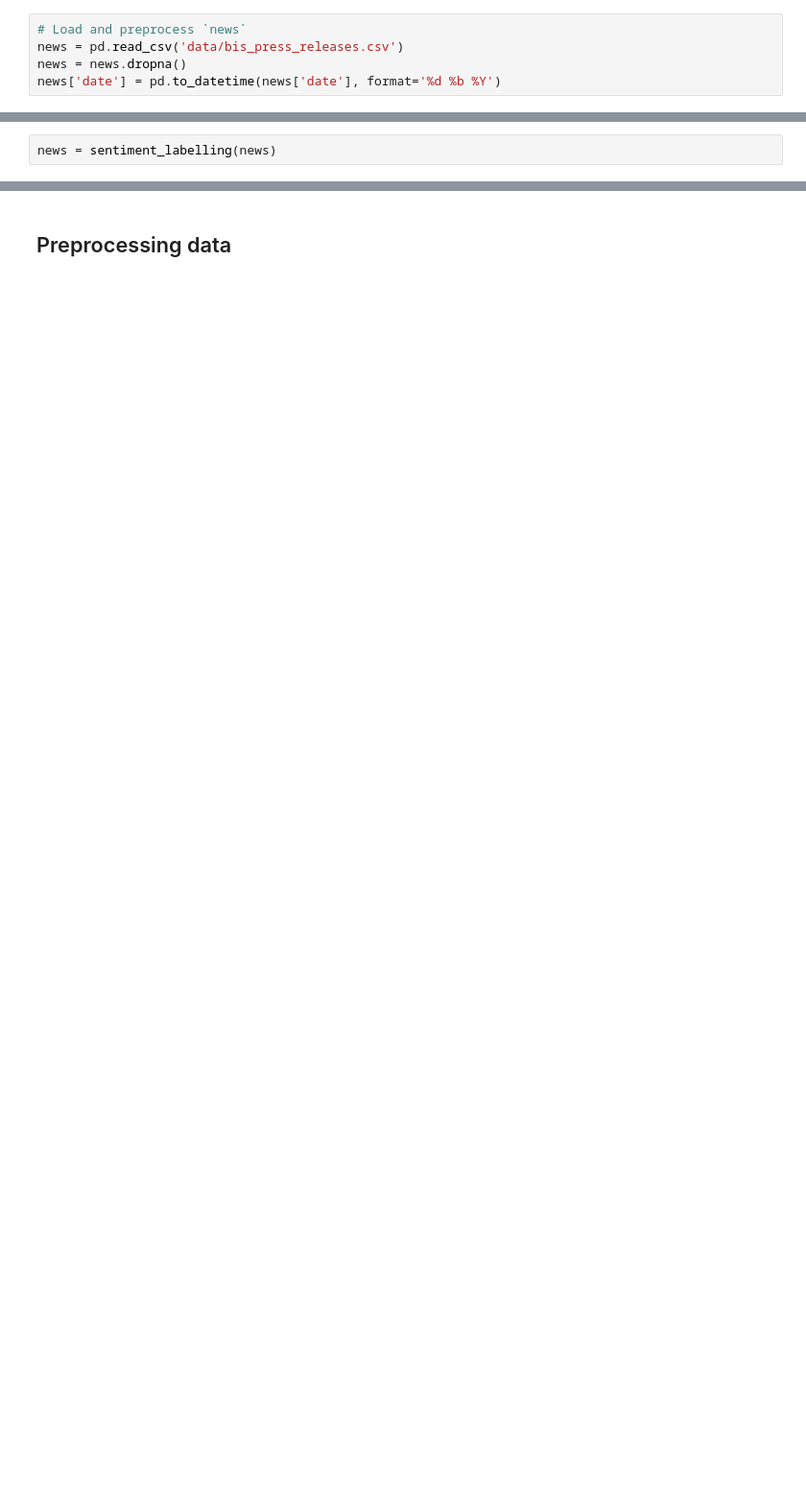
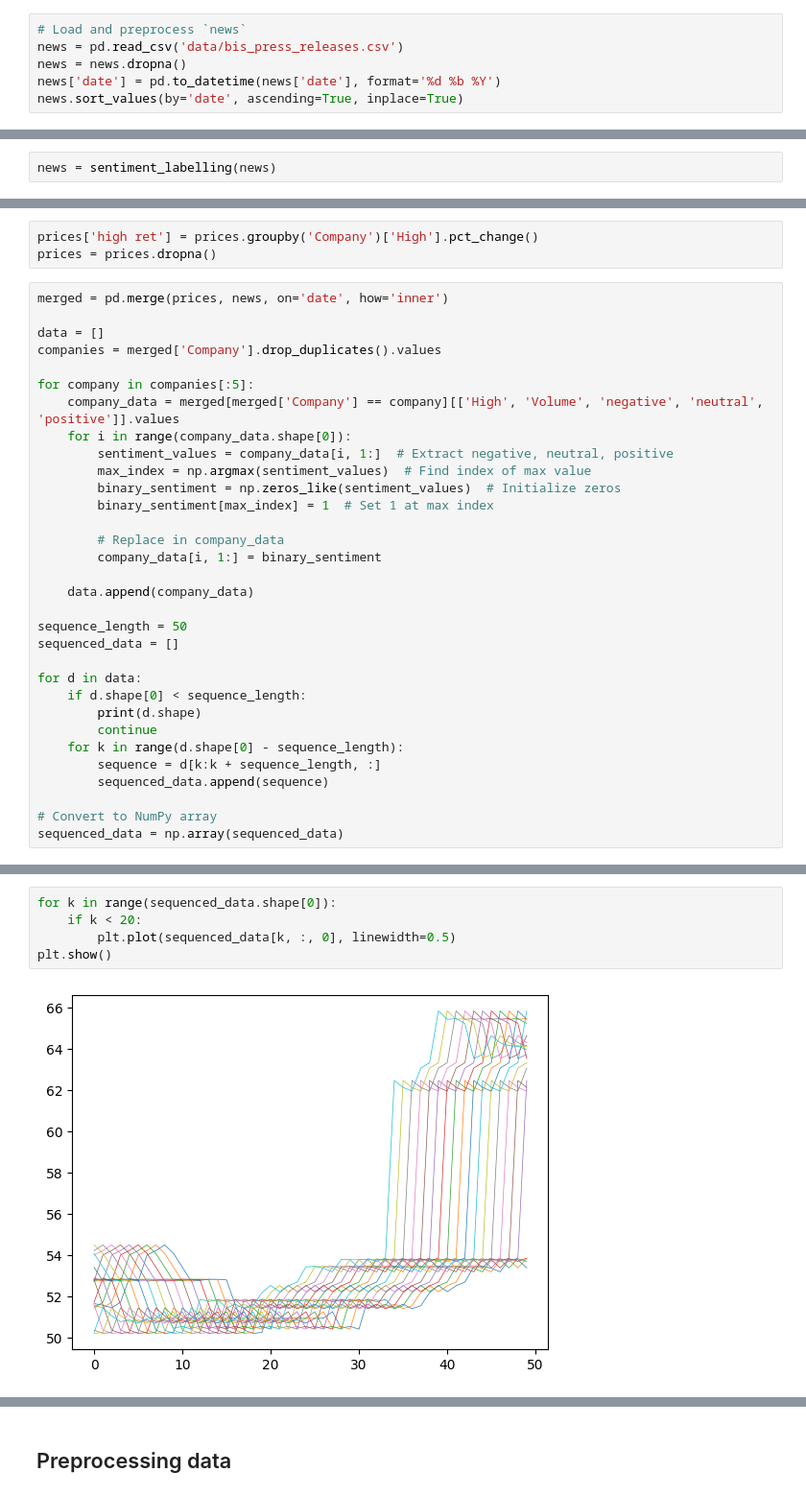
Before and after one commit to rrrbbb1/lstm-stock-prediction, a Jupyter notebook: notebook.ipynb, the cells around one changed output, grey strips where cells are left out. Shown at 96% size. Saved outputs shown, nothing was run; the diff lists cells and outputs as text; blank space fills up the shorter version.

```diff
--- a/notebook.ipynb
+++ b/notebook.ipynb
@@ -339,3 +37,4 @@ news['date'] = pd.to_datetime(news['date'], format='%d %b %Y')
 news = pd.read_csv('data/bis_press_releases.csv')
 news = news.dropna()
 news['date'] = pd.to_datetime(news['date'], format='%d %b %Y')
+news.sort_values(by='date', ascending=True, inplace=True)
@@ -381,0 +176,35 @@ news = sentiment_labelling(news)
+# %%
+prices['high ret'] = prices.groupby('Company')['High'].pct_change()
+prices = prices.dropna()
+# %%
+merged = pd.merge(prices, news, on='date', how='inner')
+
+data = []
+companies = merged['Company'].drop_duplicates().values
+
+for company in companies[:5]:
+    company_data = merged[merged['Company'] == company][['High', 'Volume', 'negative', 'neutral', 'positive']].values
+    for i in range(company_data.shape[0]):
+        sentiment_values = company_data[i, 1:]  # Extract negative, neutral, positive
+        max_index = np.argmax(sentiment_values)  # Find index of max value
+        binary_sentiment = np.zeros_like(sentiment_values)  # Initialize zeros
+        binary_sentiment[max_index] = 1  # Set 1 at max index
+
+        # Replace in company_data
+        company_data[i, 1:] = binary_sentiment
+
+    data.append(company_data)
+
+sequence_length = 50
+sequenced_data = []
+
+for d in data:
+    if d.shape[0] < sequence_length:
+        print(d.shape)
+        continue
+    for k in range(d.shape[0] - sequence_length):
+        sequence = d[k:k + sequence_length, :]
+        sequenced_data.append(sequence)
+
+# Convert to NumPy array
+sequenced_data = np.array(sequenced_data)
@@ -381,0 +215,7 @@ news = sentiment_labelling(news)
+# %%
+for k in range(sequenced_data.shape[0]):
+    if k < 20:
+        plt.plot(sequenced_data[k, :, 0], linewidth=0.5)
+plt.show()
+# %% [output]
+[figure, added]
```
Also changed, not shown: parts of 54 cells of this notebook.
